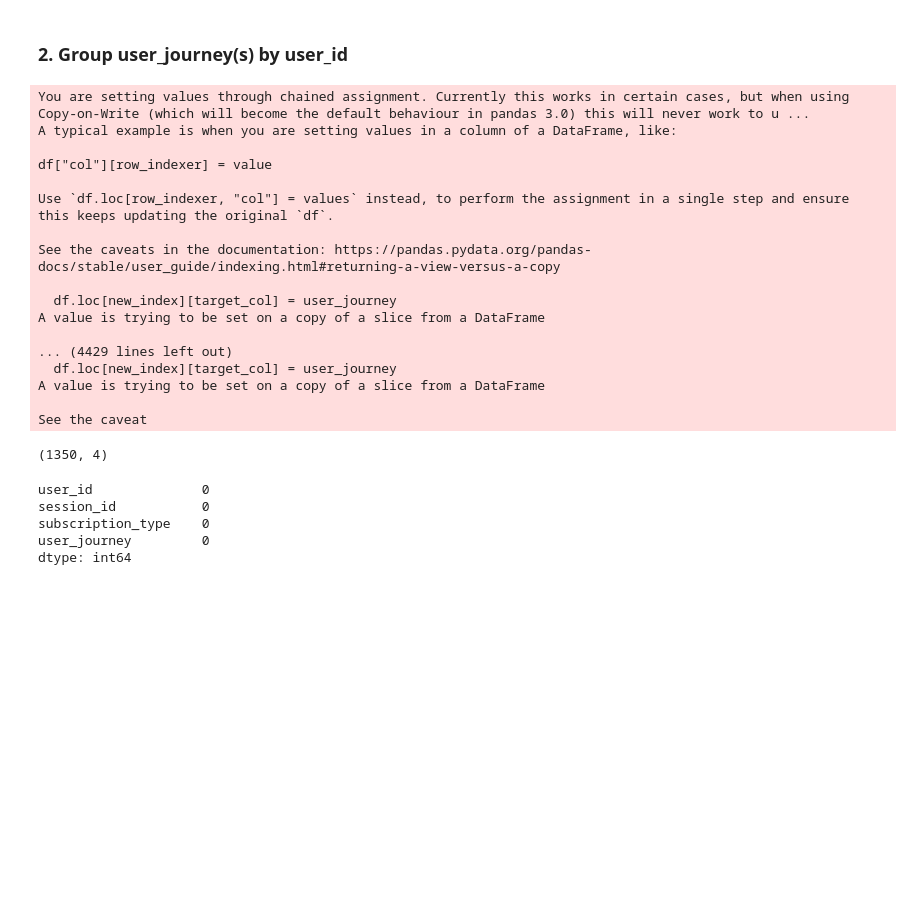
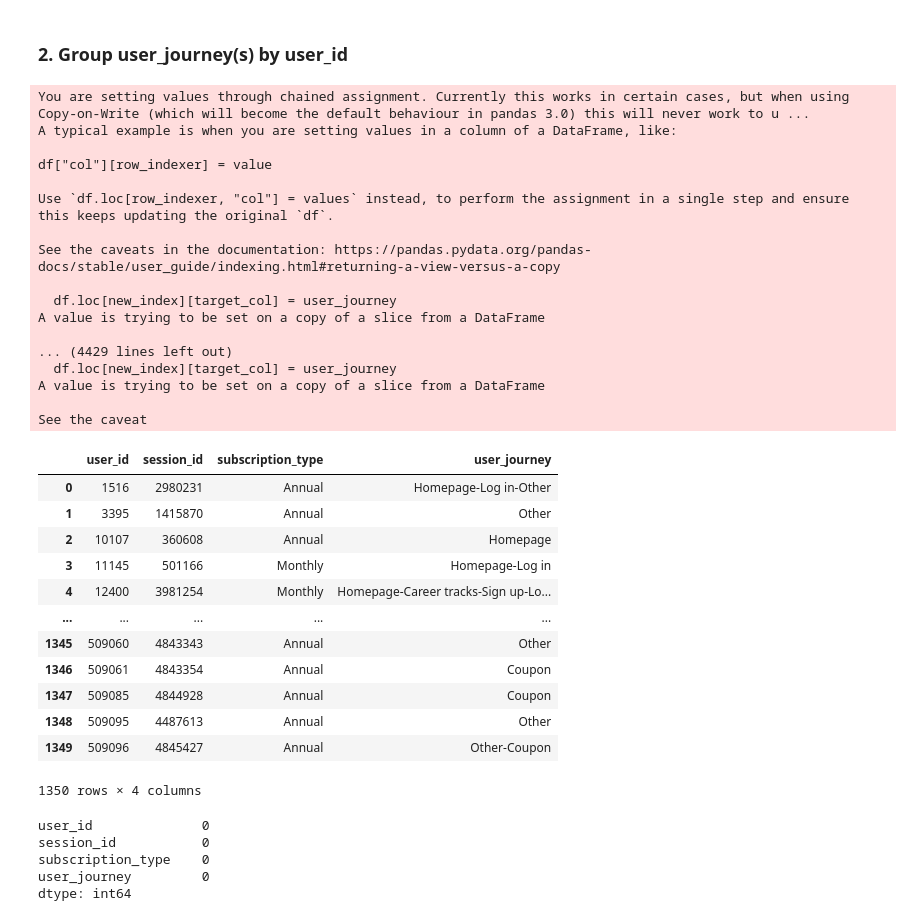
Before and after one commit to victometer/customer_journey, a Jupyter notebook: data_cleaning.ipynb, the cells around one changed output. Drawn from its saved outputs; the diff is of its cells as text; code cells hidden in the pictures; blank space fills up the shorter version.

Commit message:
cleaned up data_cleaning

```diff
--- a/customer_journey.ipynb
+++ b/data_cleaning.ipynb
@@ -106,27 +99,37 @@ def group_by(datafr, group_by_col='user_id', target_col='user_journey', sessions
-# %%
-# data['user_journey'] = data.groupby(['user_id'])['user_journey'].transform(lambda x: "-".join(x.str.strip()))
-# data = data.drop_duplicates(subset="user_id")
-clean_data = group_by(data, sessions=3)
-clean_data.shape
-# %% [output]
-You are setting values through chained assignment. Currently this works in certain cases, but when using Copy-on-Write (which will become the default behaviour in pandas 3.0) this will never work to u ...
-A typical example is when you are setting values in a column of a DataFrame, like:
-
-df["col"][row_indexer] = value
-
-Use `df.loc[row_indexer, "col"] = values` instead, to perform the assignment in a single step and ensure this keeps updating the original `df`.
-
-See the caveats in the documentation: https://pandas.pydata.org/pandas-docs/stable/user_guide/indexing.html#returning-a-view-versus-a-copy
-
-  df.loc[new_index][target_col] = user_journey
-A value is trying to be set on a copy of a slice from a DataFrame
-
-... (4429 lines left out)
-  df.loc[new_index][target_col] = user_journey
-A value is trying to be set on a copy of a slice from a DataFrame
-
-See the caveat
-(1350, 4)
+# %%
+clean_data = group_by(data, sessions=3)
+clean_data
+# %% [output]
+You are setting values through chained assignment. Currently this works in certain cases, but when using Copy-on-Write (which will become the default behaviour in pandas 3.0) this will never work to u ...
+A typical example is when you are setting values in a column of a DataFrame, like:
+
+df["col"][row_indexer] = value
+
+Use `df.loc[row_indexer, "col"] = values` instead, to perform the assignment in a single step and ensure this keeps updating the original `df`.
+
+See the caveats in the documentation: https://pandas.pydata.org/pandas-docs/stable/user_guide/indexing.html#returning-a-view-versus-a-copy
+
+  df.loc[new_index][target_col] = user_journey
+A value is trying to be set on a copy of a slice from a DataFrame
+
+... (4429 lines left out)
+  df.loc[new_index][target_col] = user_journey
+A value is trying to be set on a copy of a slice from a DataFrame
+
+See the caveat
+|  | user_id | session_id | subscription_type | user_journey |
+| 0 | 1516 | 2980231 | Annual | Homepage-Log in-Other |
+| 1 | 3395 | 1415870 | Annual | Other |
+| 2 | 10107 | 360608 | Annual | Homepage |
+| 3 | 11145 | 501166 | Monthly | Homepage-Log in |
+| 4 | 12400 | 3981254 | Monthly | Homepage-Career tracks-Sign up-Lo... |
+| ... | ... | ... | ... | ... |
+| 1345 | 509060 | 4843343 | Annual | Other |
+| 1346 | 509061 | 4843354 | Annual | Coupon |
+| 1347 | 509085 | 4844928 | Annual | Coupon |
+| 1348 | 509095 | 4487613 | Annual | Other |
+| 1349 | 509096 | 4845427 | Annual | Other-Coupon |
+1350 rows × 4 columns
 # %%
 clean_data.isnull().sum()
 # %% [output]
```
Also changed, not shown: parts of 5 cells of this notebook, 1 other file.
